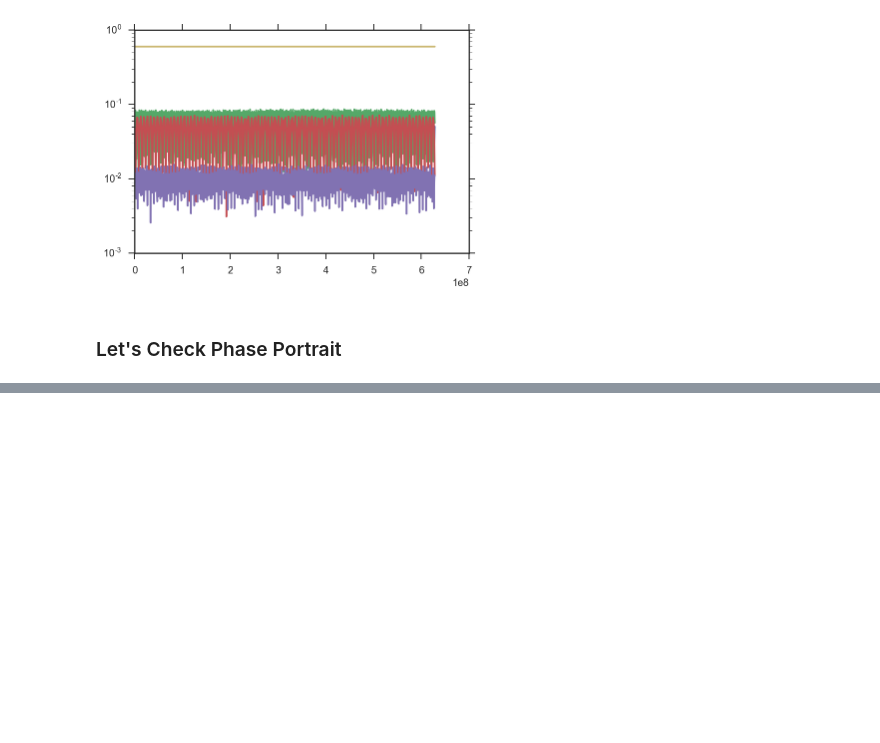
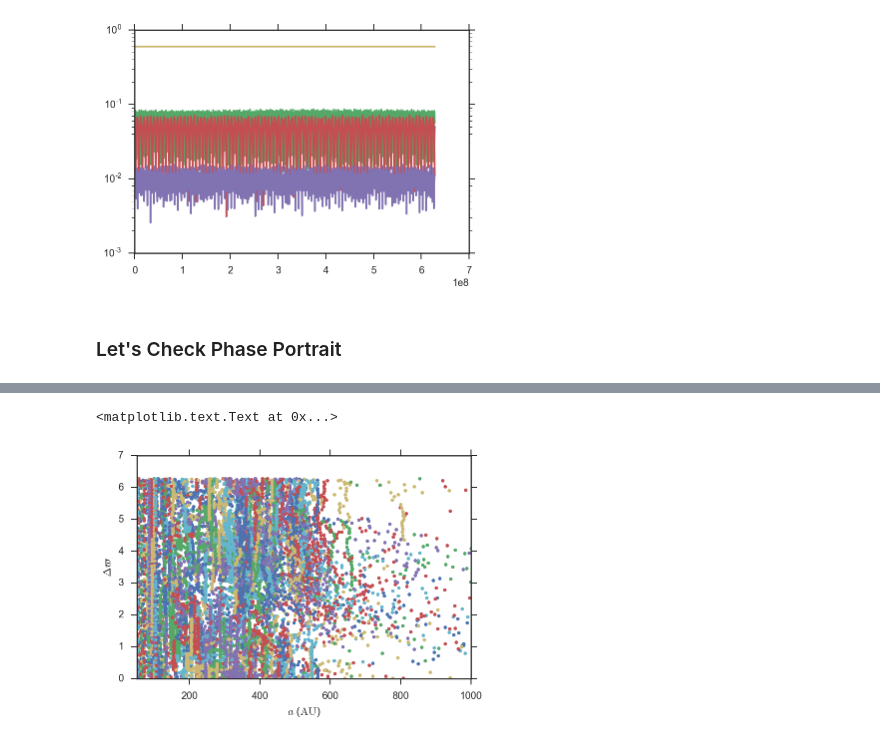
Before and after one commit to farr/PlanetIX, a Jupyter notebook: PlanetIX.ipynb, the cells around one changed output, grey strips where cells are left out. Cells and saved outputs as stored; diff of their text form; code cells hidden in the pictures; blank space fills up the shorter version.

```diff
--- a/PlanetIX.ipynb
+++ b/PlanetIX.ipynb
@@ -130,0 +154,9 @@ for i in range(6, orbs.shape[0]):
+# %%
+for b in stable_tp_orbits:
+    plot(b['a'], angular_difference(b['pomega'], orbits[5,:]['pomega']), '.')
+axis(xmin=50, xmax=1000)
+xlabel('$a$ ($\mathrm{AU}$)')
+ylabel(r'$\Delta \varpi$')
+# %% [output]
+<matplotlib.text.Text at 0x...>
+[figure, added]
```
Also changed, not shown: parts of 15 cells of this notebook.
